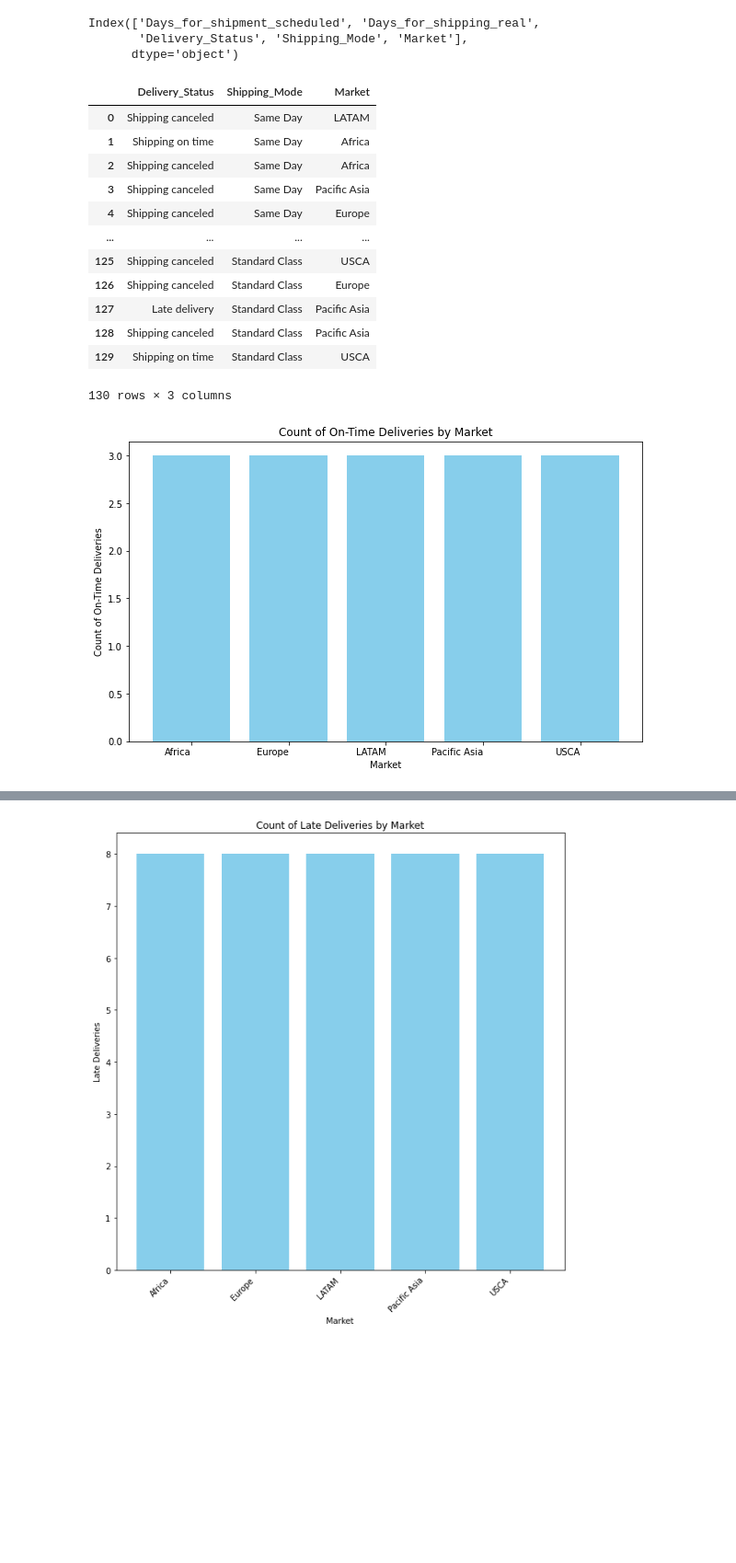
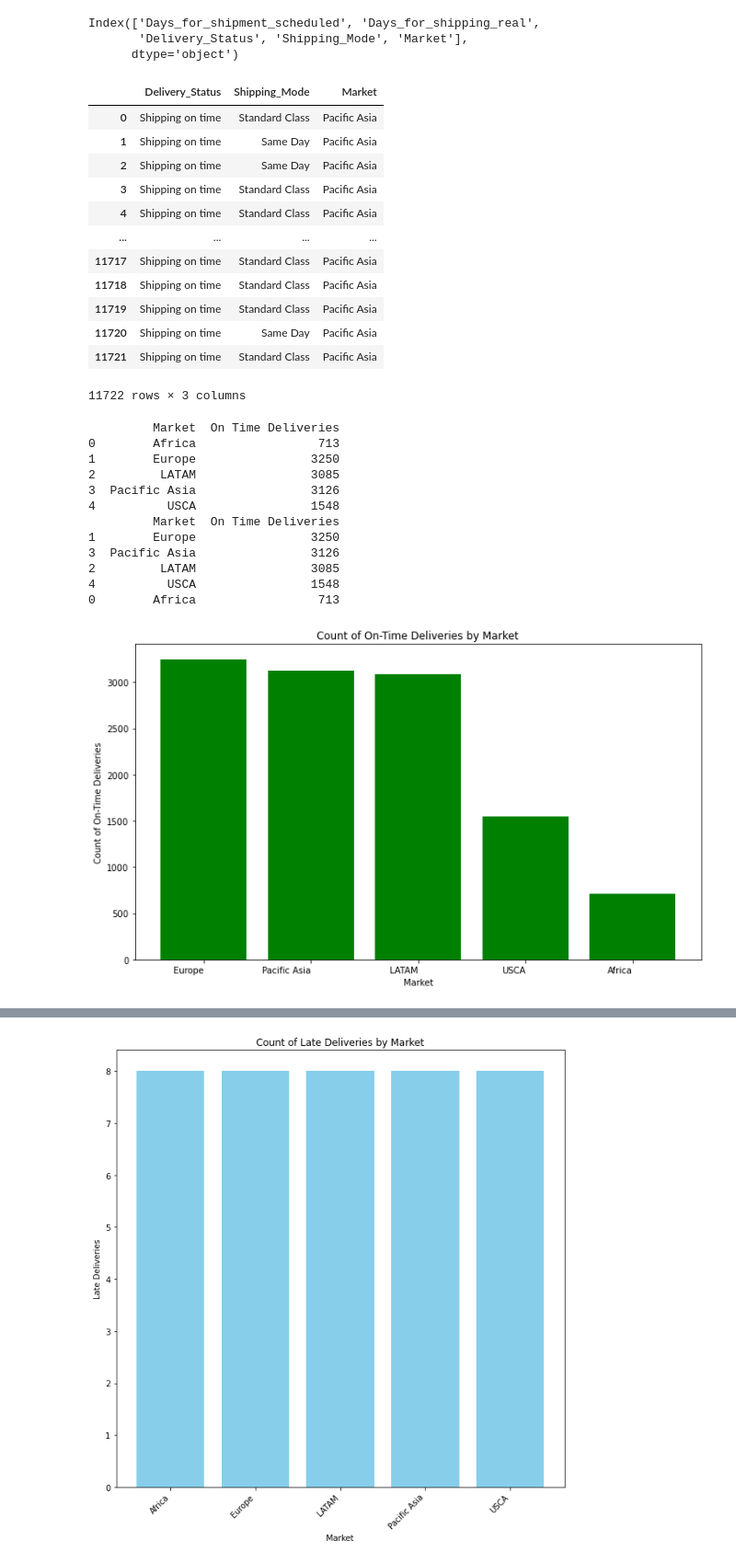
Before and after one commit to CCNY-Analytics-and-Quant/StevenCEdwinA-BAFall2023, a Jupyter notebook: Final Project.ipynb, the cells around one changed output, grey strips where cells are left out. Shown at 92% size. Saved outputs shown, nothing was run; the diff lists cells and outputs as text; code cells hidden in the pictures; blank space fills up the shorter version.

Commit message:
On-time deliveries code + graph
- Added code to properly display the count for on-time deliveries
- Late deliveries needs fixing still

```diff
--- a/Final Project.ipynb
+++ b/Final Project.ipynb
@@ -451,46 +451,62 @@ Index(['Days_for_shipment_scheduled', 'Days_for_shipping_real',
       dtype='object')
 # %%
 # Filtering shipping data to see which market, status, and shipping mode deliveries are
-deliveryStatus = dfShipD[['Delivery_Status', 'Shipping_Mode', 'Market']]
+df_shipping_data_all = pd.read_csv('Results_ShippingDataAll.csv')
+deliveryStatus = df_shipping_data_all[['Delivery_Status', 'Shipping_Mode', 'Market']]
 deliveryStatus
 # %% [output]
 |  | Delivery_Status | Shipping_Mode | Market |
-| 0 | Shipping canceled | Same Day | LATAM |
-| 1 | Shipping on time | Same Day | Africa |
-| 2 | Shipping canceled | Same Day | Africa |
-| 3 | Shipping canceled | Same Day | Pacific Asia |
-| 4 | Shipping canceled | Same Day | Europe |
+| 0 | Shipping on time | Standard Class | Pacific Asia |
+| 1 | Shipping on time | Same Day | Pacific Asia |
+| 2 | Shipping on time | Same Day | Pacific Asia |
+| 3 | Shipping on time | Standard Class | Pacific Asia |
+| 4 | Shipping on time | Standard Class | Pacific Asia |
 | ... | ... | ... | ... |
-| 125 | Shipping canceled | Standard Class | USCA |
-| 126 | Shipping canceled | Standard Class | Europe |
-| 127 | Late delivery | Standard Class | Pacific Asia |
-| 128 | Shipping canceled | Standard Class | Pacific Asia |
-| 129 | Shipping on time | Standard Class | USCA |
+| 11717 | Shipping on time | Standard Class | Pacific Asia |
+| 11718 | Shipping on time | Standard Class | Pacific Asia |
+| 11719 | Shipping on time | Standard Class | Pacific Asia |
+| 11720 | Shipping on time | Same Day | Pacific Asia |
+| 11721 | Shipping on time | Standard Class | Pacific Asia |
-130 rows × 3 columns
+11722 rows × 3 columns
 # %%
-#shippingStatus = deliveryStatus.groupby('Market')['Delivery_Status'].sum().reset_index()
-# Sort the summed sales values in descending order
-# market_delivery_status = shippingStatus.sort_values(by='Delivery_Status', ascending=False)
-# ~~~~~~~~~~~~~~~~~~~~~ Everything above is test code ~~~~~~~~~~~~~~~~~~~~~~~~~~~~~~~~~~~~~~~~~~~~~~~~~~~~~~~~
+# Filter data for 'Shipping on time' deliveries
+on_time_deliveries = deliveryStatus[df_shipping_data_all['Delivery_Status'] == 'Shipping on time']
 
-on_time_deliveries = deliveryStatus[deliveryStatus['Delivery_Status'] == 'Shipping on time']
-
-# Grouping by 'Market' and counting on-time deliveries
+# Group by 'Market' and count on-time deliveries
 on_time_counts = on_time_deliveries.groupby('Market')['Delivery_Status'].count().reset_index(name='On Time Deliveries')
 
-# Sorting markets by the count of on-time deliveries in descending order
+# Print to check the content of on_time_counts DataFrame
+print(on_time_counts)
+
+# Sort markets by the count of on-time deliveries in descending order
 on_time_counts = on_time_counts.sort_values(by='On Time Deliveries', ascending=False)
+
+# Print to check the sorted DataFrame
+print(on_time_counts)
 
 # Plotting the bar graph
 plt.figure(figsize=(10, 6))
-plt.bar(on_time_counts['Market'], on_time_counts['On Time Deliveries'], color='skyblue')
+plt.bar(on_time_counts['Market'], on_time_counts['On Time Deliveries'], color='green')
 plt.xlabel('Market')
 plt.ylabel('Count of On-Time Deliveries')
 plt.title('Count of On-Time Deliveries by Market')
-plt.xticks(rotation=0, ha='right')  # Rotate x-axis labels for better readability
+plt.xticks(rotation=360, ha='right')  # Rotate x-axis labels for better readability
+plt.tight_layout()
 plt.show()
 # %% [output]
+         Market  On Time Deliveries
+0        Africa                 713
+1        Europe                3250
+2         LATAM                3085
+3  Pacific Asia                3126
+4          USCA                1548
+         Market  On Time Deliveries
+1        Europe                3250
+3  Pacific Asia                3126
+2         LATAM                3085
+4          USCA                1548
+0        Africa                 713
-[figure, old version]
+[figure, new version]
 # %%
 # Visualization of the distribution of the delivery status
 #plt.figure(figsize=(10, 24))
```
Also changed, not shown: parts of 1 cell of this notebook.
